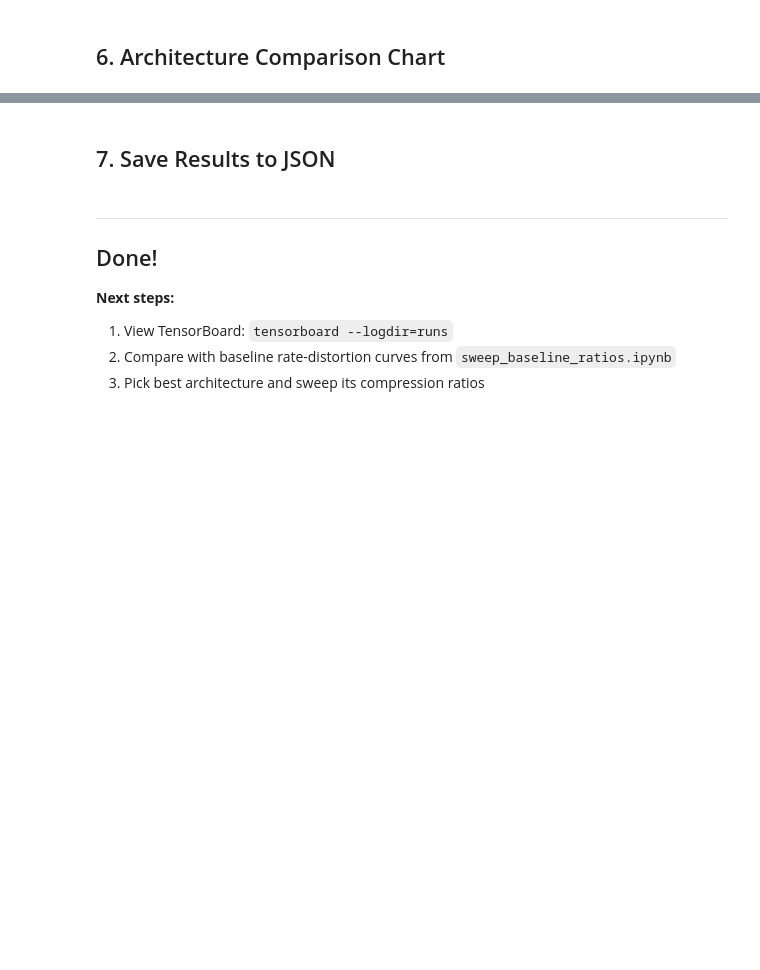
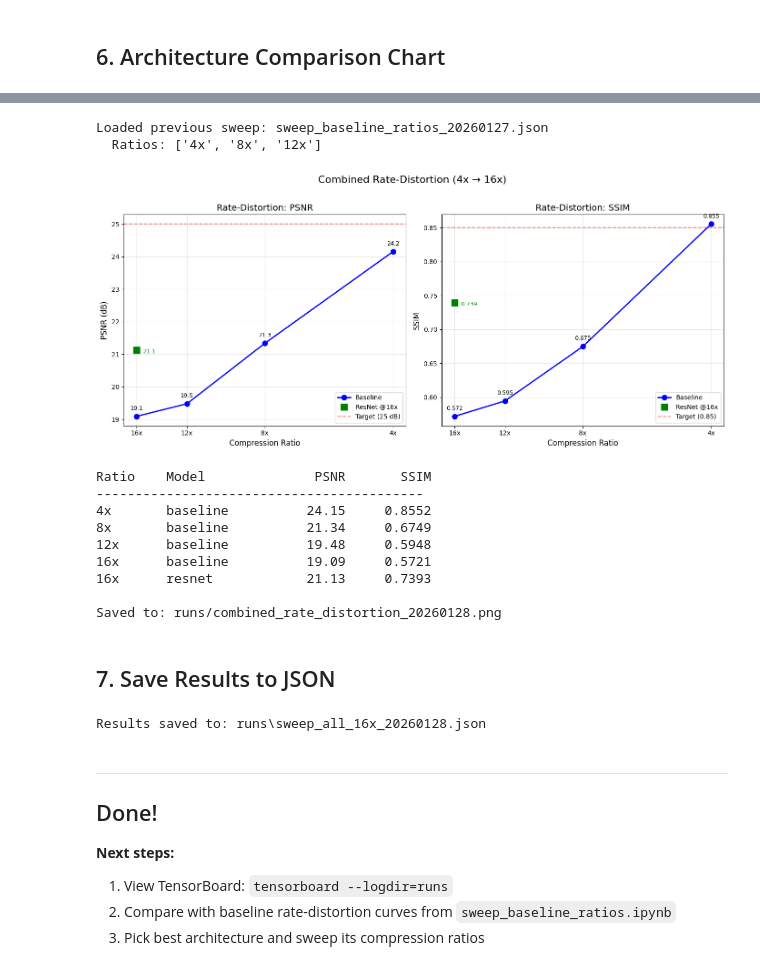
Before and after one commit to AdamDuffyCastaldo/CNNAutoencoderProject, a Jupyter notebook: notebooks/sweep_all_16x.ipynb, the cells around one changed output, grey strips where cells are left out. Cells and saved outputs as stored; diff of their text form; code cells hidden in the pictures; blank space fills up the shorter version.

Commit message:
training sweeps

```diff
--- a/notebooks/sweep_all_16x.ipynb
+++ b/notebooks/sweep_all_16x.ipynb
@@ -424,7 +441,8 @@ if ratios_json:
         prev_sweep = json.load(f)
     prev_results = prev_sweep['results']
     print(f"Loaded previous sweep: {ratios_json[-1].name}")
-    print(f"  Ratios: {[f'{r[\"compression_ratio\"]:.0f}x' for r in prev_results]}")
+    ratios_list = [f"{r['compression_ratio']:.0f}x" for r in prev_results]
+    print(f"  Ratios: {ratios_list}")
 else:
     prev_results = []
     print("No previous sweep found — plotting 16x only")
@@ -484,35 +502,49 @@ if resnet_16x:
     ax2.plot(16.0, resnet_16x['best_ssim'], 'gs', markersize=10, label='ResNet @16x')
     ax2.annotate(f"{resnet_16x['best_ssim']:.3f}", (16.0, resnet_16x['best_ssim']),
                  textcoords='offset points', xytext=(10, -5), ha='left', fontsize=9, color='green')
 
 ax2.axhline(y=0.85, color='r', linestyle='--', alpha=0.5, label='Target (0.85)')
 ax2.set_xlabel('Compression Ratio', fontsize=12)
 ax2.set_ylabel('SSIM', fontsize=12)
 ax2.set_title('Rate-Distortion: SSIM', fontsize=14)
 ax2.set_xscale('log', base=2)
 ax2.set_xticks(bl_ratios)
 ax2.set_xticklabels([f'{int(r)}x' for r in bl_ratios])
 ax2.legend()
 ax2.grid(True, alpha=0.3)
 ax2.invert_xaxis()
 
 plt.suptitle('Combined Rate-Distortion (4x → 16x)', fontsize=16, y=1.02)
 plt.tight_layout()
 
 datestamp = datetime.now().strftime('%Y%m%d')
 save_path = f'runs/combined_rate_distortion_{datestamp}.png'
 plt.savefig(save_path, dpi=150, bbox_inches='tight')
 plt.show()
 
 # Print combined table
 print(f"\n{'Ratio':<8} {'Model':<12} {'PSNR':>10} {'SSIM':>10}")
 print("-" * 42)
 for r, p, s in zip(bl_ratios, bl_psnrs, bl_ssims):
-    print(f"{int(r)}x{'':<5} {'baseline':<12} {p:>10.2f} {s:>10.4f}")
+    ratio_str = f"{int(r)}x"
+    print(f"{ratio_str:<8} {'baseline':<12} {p:>10.2f} {s:>10.4f}")
 if resnet_16x:
-    print(f"16x{'':<5} {'resnet':<12} {resnet_16x['best_psnr']:>10.2f} {resnet_16x['best_ssim']:>10.4f}")
+    print(f"{'16x':<8} {'resnet':<12} {resnet_16x['best_psnr']:>10.2f} {resnet_16x['best_ssim']:>10.4f}")
 
 print(f"\nSaved to: {save_path}")
+# %% [output]
+Loaded previous sweep: sweep_baseline_ratios_20260127.json
+  Ratios: ['4x', '8x', '12x']
+[figure, added]
+Ratio    Model              PSNR       SSIM
+------------------------------------------
+4x       baseline          24.15     0.8552
+8x       baseline          21.34     0.6749
+12x      baseline          19.48     0.5948
+16x      baseline          19.09     0.5721
+16x      resnet            21.13     0.7393
+
+Saved to: runs/combined_rate_distortion_20260128.png
 # %% [markdown]
 ## 7. Save Results to JSON
 # %%
@@ -540,6 +572,8 @@ with open(output_path, 'w') as f:
     json.dump(output, f, indent=2, default=str)
 
 print(f"Results saved to: {output_path}")
+# %% [output]
+Results saved to: runs\sweep_all_16x_20260128.json
 # %% [markdown]
 ---
 
```
Also changed, not shown: parts of 3 cells of this notebook, 10 other files.
